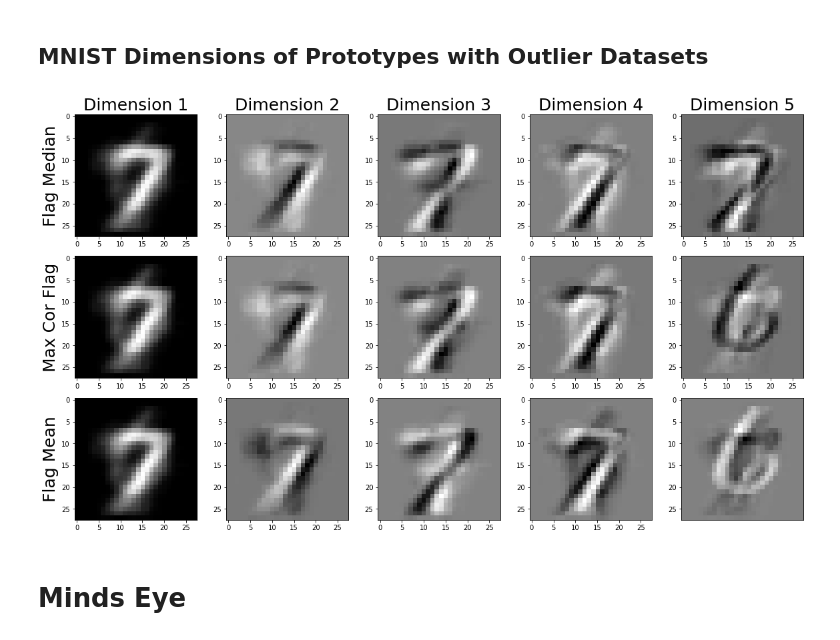
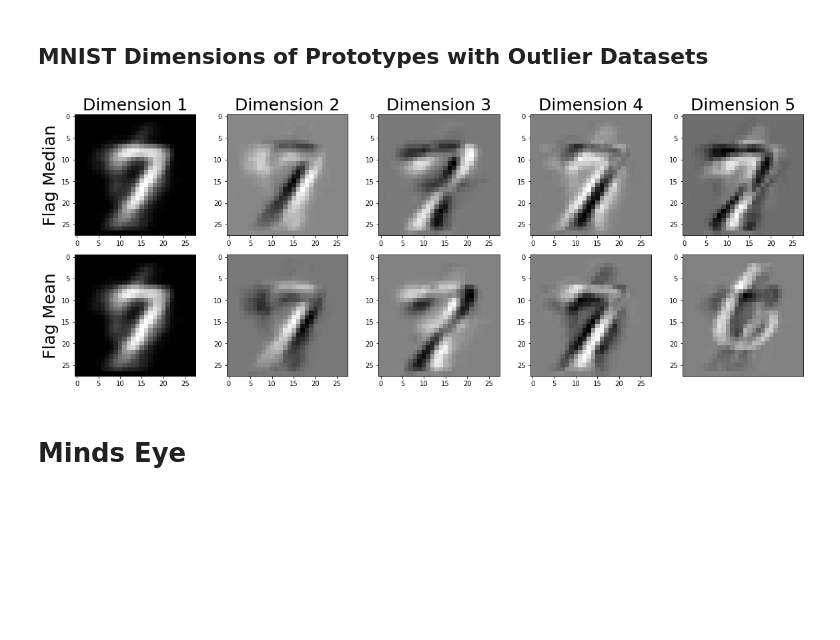
Before and after one commit to nmank/PhD_Code, a Jupyter notebook: FlagIRLSExamples.ipynb, the cells around one changed output. Drawn from its saved outputs; the diff is of its cells as text; code cells hidden in the pictures; blank space fills up the shorter version.

```diff
--- a/FlagIRLSExamples.ipynb
+++ b/FlagIRLSExamples.ipynb
@@ -233,0 +344,13 @@ Text(0, 0.5, 'Objective Function Value')
+# %%
+center = np.random.rand(n,k)*10
+center_rep = np.linalg.qr(center)[0][:,:k]
+
+#generate dataset of points in Gr(k,n)
+data = []
+for i in range(num_points):
+    Y_raw = center_rep + (np.random.rand(n,k)-.5)*.01
+    Y = np.linalg.qr(Y_raw)[0][:,:k]
+    data.append(Y)
+
+np.random.seed(1)
+Y_init = np.linalg.qr(np.random.rand(n,n))[0][:,:k]
@@ -256,7 +473,7 @@ l2_errs_data_time = []
 l2_errs_rand_time = []
 for seed in range(n_trials):
 
-    np.random.seed(0)
+    np.random.seed(seed)
 
     center = np.random.rand(n,k)*10
     center_rep = np.linalg.qr(center)[0][:,:k]
@@ -276,11 +493,11 @@ for seed in range(n_trials):
     flag_med_time.append(time.time()-start)
     len_flag_med_errs.append(len(sine_median_error))
 
-    #calc maximally correlated flag
-    start = time.time()
-    max_corr_error = ca.irls_flag(gr_list, r, n_its-1, 'cosine', opt_err = 'cosine', seed = seed)[1]
-    max_corr_time.append(time.time()-start)
-    len_max_corr_errs.append(len(max_corr_error))
+    # #calc maximally correlated flag
+    # start = time.time()
+    # max_corr_error = ca.irls_flag(gr_list, r, n_its-1, 'cosine', opt_err = 'cosine', seed = seed)[1]
+    # max_corr_time.append(time.time()-start)
+    # len_max_corr_errs.append(len(max_corr_error))
 
     #calc l2 median datapoint initialization
     start = time.time()
@@ -297,14 +514,14 @@ for seed in range(n_trials):
 
 print('average number of its to converge')
 print('flag median: '+str(np.mean(len_flag_med_errs))+' +/-'+str(np.std(len_flag_med_errs)))
-print('maximally correlated flag: '+str(np.mean(len_max_corr_errs))+' +/-'+str(np.std(len_max_corr_errs)))
+# print('maximally correlated flag: '+str(np.mean(len_max_corr_errs))+' +/-'+str(np.std(len_max_corr_errs)))
 print('l2 median: (init datapoint) '+str(np.mean(len_l2_errs_data))+' +/-'+str(np.std(len_l2_errs_data)))
 print('l2 median: (init same as flag median) '+str(np.mean(len_l2_errs_rand))+' +/-'+str(np.std(len_l2_errs_rand)))
 
 
 print('average times to convergence')
 print('flag median: '+str(np.mean(flag_med_time))+' +/-'+str(np.std(flag_med_time)))
-print('maximally correlated flag: '+str(np.mean(len_max_corr_time))+' +/-'+str(np.std(len_max_corr_time)))
+# print('maximally correlated flag: '+str(np.mean(max_corr_time))+' +/-'+str(np.std(max_corr_time)))
 print('l2 median: (init datapoint) '+str(np.mean(l2_errs_data_time))+' +/-'+str(np.std(l2_errs_data_time)))
 print('l2 median: (init same as flag median) '+str(np.mean(l2_errs_rand_time))+' +/-'+str(np.std(l2_errs_rand_time)))
 # %% [output]
@@ -578,8 +800,8 @@ def run_mnist_test(k, digit1, digit2, num_samples1, num_samples2,n_its,seed):
     #calculate flag median
     flg_median = ca.irls_flag(gr_list, k, n_its, 'sine', opt_err = 'sine', seed = seed)[0]
 
-    #calculate flag median
-    max_cor_flg = ca.irls_flag(gr_list, k, n_its, 'cosine', opt_err = 'cosine', seed = seed)[0]
+    #calculate
+    # max_cor_flg = ca.irls_flag(gr_list, k, n_its, 'cosine', opt_err = 'cosine', seed = seed)[0]
 
 
     #calculate l2 median
@@ -594,7 +816,8 @@ def run_mnist_test(k, digit1, digit2, num_samples1, num_samples2,n_its,seed):
 
     # print('L2 median finished')
 
-    return flg_mean, flg_median, max_cor_flg, l2_med, gr_list
+    # return flg_mean, flg_median, max_cor_flg, l2_med, gr_list
+    return flg_mean, flg_median, l2_med, gr_list
 # %% [markdown]
 ## MNIST Nerual Network
 # %%
@@ -834,7 +1072,7 @@ num_tests = num_samples2//incr
 nrow=2
 ncol=5
 
-fig, axs = plt.subplots(3, 5, figsize=(16,9), constrained_layout=True)
+fig, axs = plt.subplots(2, 5, figsize=(16,6), constrained_layout=True)
 
 
 for ii in range(k):
@@ -842,9 +1080,7 @@ for ii in range(k):
 
     axs[0,ii].imshow(flag_median[:,ii].reshape(28,28), cmap = 'gray')
 
-    axs[1,ii].imshow(max_cor_flg[:,ii].reshape(28,28), cmap = 'gray')
-
-    axs[2,ii].imshow(flag_mean[:,ii].reshape(28,28), cmap = 'gray')
+    axs[1,ii].imshow(flag_mean[:,ii].reshape(28,28), cmap = 'gray')
 
 
 
@@ -852,35 +1088,35 @@ for ii in range(k):
 plt.tick_params(
     axis='x',          # changes apply to the x-axis
     which='both',      # both major and minor ticks are affected
     bottom=False,      # ticks along the bottom edge are off
     top=False,         # ticks along the top edge are off
     labelbottom=False) # labels along the bottom edge are off
 
 # plt.tick_params(
 #     axis='y',          # changes apply to the x-axis
 #     which='both',      # both major and minor ticks are affected
 #     bottom=False,      # ticks along the bottom edge are off
 #     top=False,         # ticks along the top edge are off
 #     labelside=False) # labels along the bottom edge are off
 
 
 
 plt.tight_layout()
 cols = [ 'Dimension '+str(ii+1) for ii in range(k)]
-rows = ['Flag Median', 'Max Cor Flag', 'Flag Mean']
+rows = ['Flag Median', 'Flag Mean']
 
 for ax, col in zip(axs[0], cols):
     ax.set_title(col, size=25)
 
 
 for ax, row in zip(axs[:,0], rows):
     ax.set_ylabel(row, rotation=90, size = 25)
 
 
 # fig.tight_layout()
 plt.show()
 # %% [output]
-[figure, old version]
+[figure, new version]
 # %% [markdown]
 # Minds Eye
 # %%
```
Also changed, not shown: parts of 24 cells of this notebook, 34 other files.
